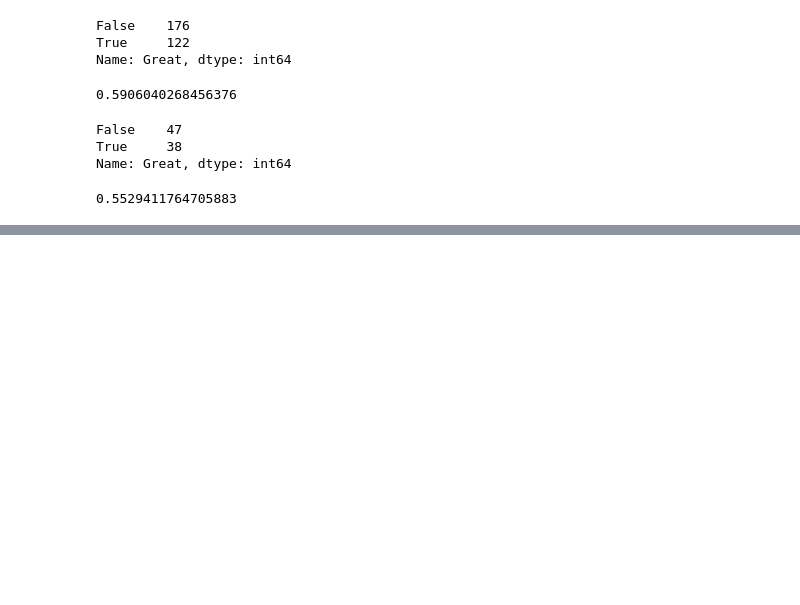
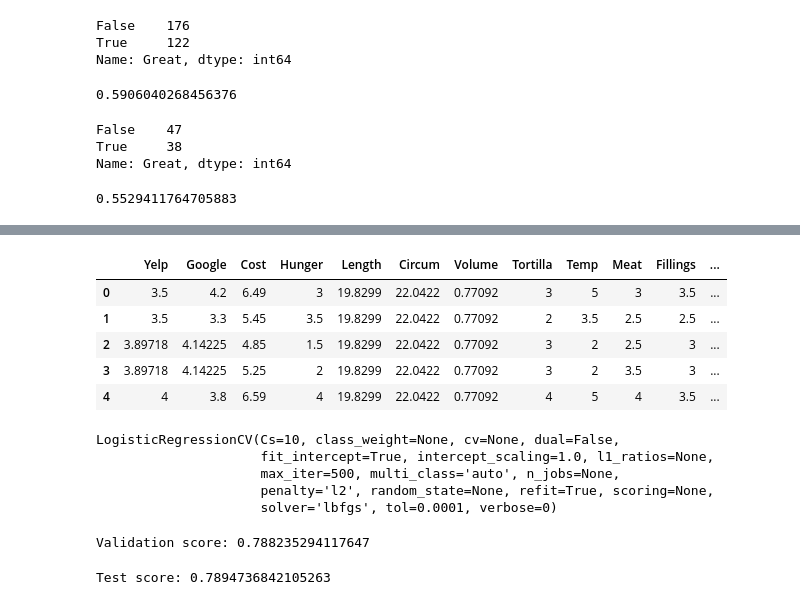
Before and after one commit to bloominstituteoftechnology/DS-Unit-2-Linear-Models, a Jupyter notebook: module4-logistic-regression/LS_DS_214_assignment.ipynb, the cells around one changed output, grey strips where cells are left out. Drawn from its saved outputs; the diff is of its cells as text; code cells hidden in the pictures; blank space fills up the shorter version.

```diff
--- a/module4-logistic-regression/LS_DS_214_assignment.ipynb
+++ b/module4-logistic-regression/LS_DS_214_assignment.ipynb
@@ -142,0 +170,33 @@ b[0]/(b[0] + b[1])
+# %%
+# Using two different fill methods, I choose to separate categorical and numeric columns
+num_col = X_train.describe().columns
+cat_col = X_train.describe(exclude='number').columns
+headers = num_col.to_list() + cat_col.to_list()
+# %%
+from sklearn.impute import SimpleImputer
+imputer = SimpleImputer()
+X_train_imputed_num = imputer.fit_transform(X_train[num_col])
+X_val_imputed_num = imputer.transform(X_val[num_col])
+X_test_imputed_num = imputer.transform(X_test[num_col])
+# %%
+imputer_cat = SimpleImputer(strategy='constant', fill_value='o')
+X_train_imputed_cat = imputer_cat.fit_transform(X_train[cat_col])
+X_val_imputed_cat = imputer_cat.transform(X_val[cat_col])
+X_test_imputed_cat = imputer_cat.transform(X_test[cat_col])
+# %%
+import numpy as np
+X_train_array = np.concatenate((X_train_imputed_num, X_train_imputed_cat), axis=1)
+X_val_array = np.concatenate((X_val_imputed_num, X_val_imputed_cat), axis=1)
+X_test_array = np.concatenate((X_test_imputed_num, X_test_imputed_cat), axis=1)
+X_train_merge = pd.DataFrame(data=X_train_array, columns=headers)
+X_val_merge = pd.DataFrame(data=X_val_array, columns=headers)
+X_test_merge = pd.DataFrame(data=X_test_array, columns=headers)
+# %%
+X_train_merge.head()
+# %% [output]
+|  | Yelp | Google | Cost | Hunger | Length | Circum | Volume | Tortilla | Temp | Meat | Fillings | ... |
+| 0 | 3.5 | 4.2 | 6.49 | 3 | 19.8299 | 22.0422 | 0.77092 | 3 | 5 | 3 | 3.5 | ... |
+| 1 | 3.5 | 3.3 | 5.45 | 3.5 | 19.8299 | 22.0422 | 0.77092 | 2 | 3.5 | 2.5 | 2.5 | ... |
+| 2 | 3.89718 | 4.14225 | 4.85 | 1.5 | 19.8299 | 22.0422 | 0.77092 | 3 | 2 | 2.5 | 3 | ... |
+| 3 | 3.89718 | 4.14225 | 5.25 | 2 | 19.8299 | 22.0422 | 0.77092 | 3 | 2 | 3.5 | 3 | ... |
+| 4 | 4 | 3.8 | 6.59 | 4 | 19.8299 | 22.0422 | 0.77092 | 4 | 5 | 4 | 3.5 | ... |
@@ -142,0 +216,21 @@ b[0]/(b[0] + b[1])
+# %%
+from sklearn.linear_model import LogisticRegressionCV
+
+model = LogisticRegressionCV(max_iter=500)
+model.fit(X_train_sc, y_train)
+# %% [output]
+LogisticRegressionCV(Cs=10, class_weight=None, cv=None, dual=False,
+                     fit_intercept=True, intercept_scaling=1.0, l1_ratios=None,
+                     max_iter=500, multi_class='auto', n_jobs=None,
+                     penalty='l2', random_state=None, refit=True, scoring=None,
+                     solver='lbfgs', tol=0.0001, verbose=0)
+# %%
+#Get that validation score
+print(f'Validation score: {model.score(X_val_sc, y_val)}')
+# %% [output]
+Validation score: 0.788235294117647
+# %%
+#Get that test score
+print(f'Test score: {model.score(X_test_sc, y_test)}')
+# %% [output]
+Test score: 0.7894736842105263
```
Also changed, not shown: parts of 6 cells of this notebook.
